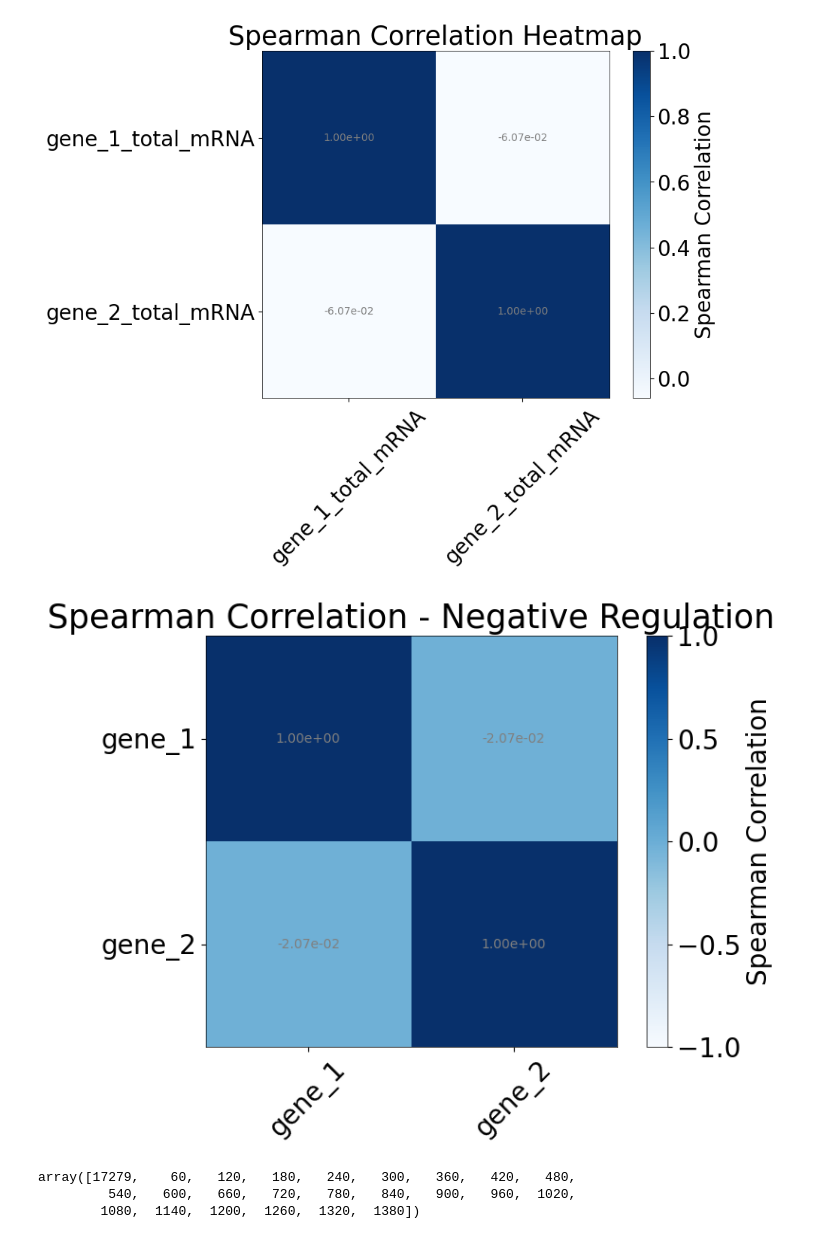
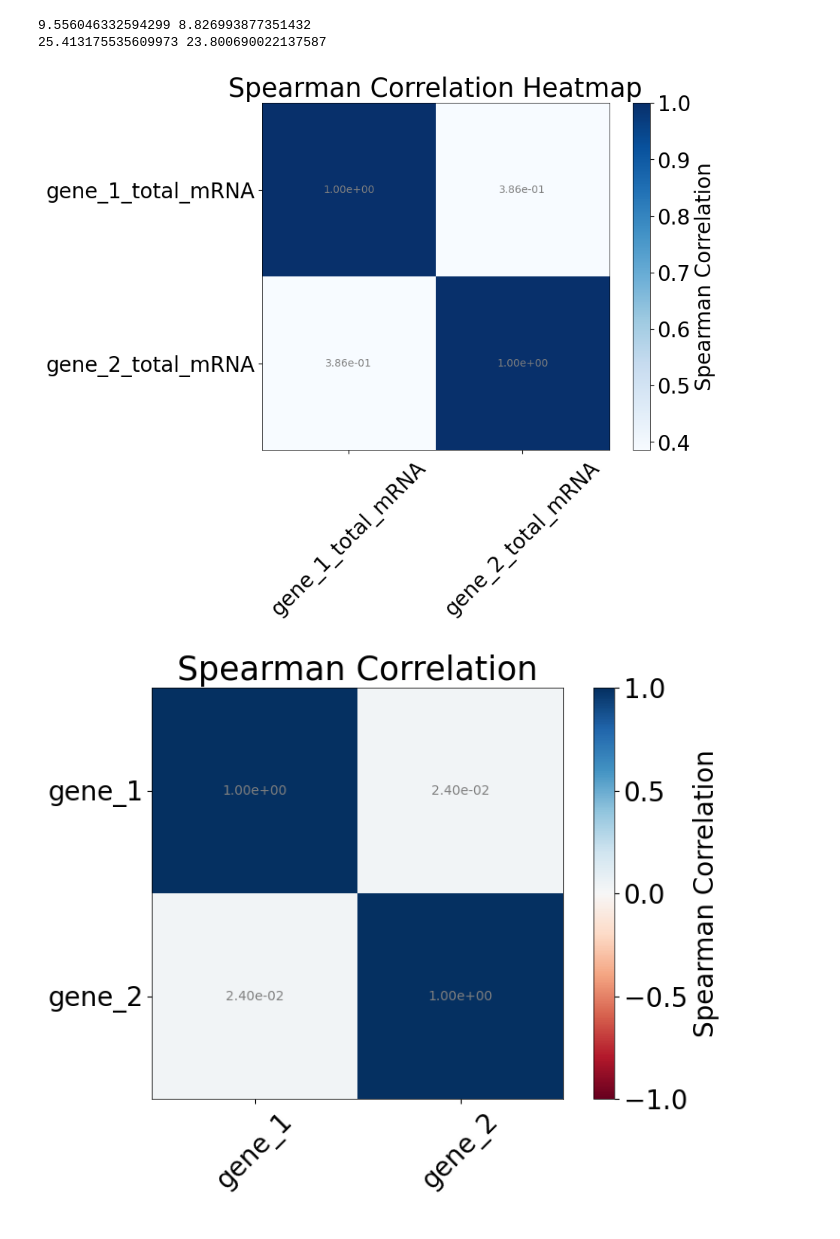
Before and after one commit to Keerthana910234/grnInference, a Jupyter notebook: analysisCode/analyze_new_generated_data.ipynb, the cells around one changed output. Cells and saved outputs as stored; diff of their text form; code cells hidden in the pictures.

Commit message:
updated simulation

```diff
--- a/analysisCode/analyze_new_generated_data.ipynb
+++ b/analysisCode/analyze_new_generated_data.ipynb
@@ -29,7 +29,7 @@ pylab.rcParams.update(params)
 # %%
 #PARAM VALS FOR THIS RUN
 # sim_file_use = '/home/mzo5929/Keerthana/grnInference/simulationData/simulations_parameter_scan_ec50_equals_median_kOn_added/k_Tf_on/samples_replicates_over_time_with_regulation_param_index_9_run_9.csv'
-sim_file_use = '/home/mzo5929/Keerthana/grnInference/simulationData/general_simulation_data/r_add_k_on_repression/simulation_matrix101_A-|B_mod_kOn_rAdd_0.00_n_2_max_k_on_B.csv'
+sim_file_use = '/home/mzo5929/Keerthana/grnInference/simulationData/general_simulation_data/test/simulation_matrix101_A->B_different_params_11_12_add_1_diff_initial_condition.csv'
 # sim_file_use = '/home/mzo5929/Keerthana/grnInference/simulationData/simulations_rerun/with_regulation/median/samples_replicates_with_regulation_median_0.csv'
 num_sampling_times = 24
 num_cells = 10e3
@@ -89,0 +120,10 @@ plt.show()
+# %%
+different_levels_of_reg = {}
+hill_func_values = np.arange(0, 1, 0.01)
+for value in hill_func_values:
+    protein_level = calculate_protein_level_with_regulation(params_gene_2, r_add=1, hill_response=value, splicing_half_life=2.84861483037662/60)
+    different_levels_of_reg[value] = protein_level
+
+#Convert different_levels_of_reg to df
+different_levels_of_reg_df = pd.DataFrame(list(different_levels_of_reg.items()), columns=['Hill_Response', 'Protein_Level'])
+different_levels_of_reg_df
@@ -89,0 +144,15 @@ plt.show()
+# %%
+#First compare regulation
+time = 300
+singleTime_df = updated_df[updated_df['timestep'] == time]
+singleTime_df = singleTime_df.reset_index(drop=True)
+n = 2
+gene_1 = np.sort(singleTime_df['gene_1_protein'].values)
+gene_2 = np.sort(singleTime_df['gene_2_protein'].values)
+hill_gene_1 = np.power(gene_1,n)/(np.power(gene_1, n) + np.power(K_gene_1, n))
+hill_gene_2 = np.power(gene_2,n)/(np.power(gene_2, n) + np.power(K_gene_2, n))
+
+k_on_1 = 0.4
+k_on_2 = 0.212
+k_on_eff_1 = k_on_1 + 1*hill_gene_2
+k_on_eff_2 = k_on_2 + 1*hill_gene_1
@@ -90,3 +204,9 @@ plt.show()
+# %%
+print(np.mean(singleTime_df['gene_1_protein'].values), baseline_gene_1)
+print(np.mean(singleTime_df['gene_2_protein'].values), K_gene_2)
+# %% [output]
+9.556046332594299 8.826993877351432
+25.413175535609973 23.800690022137587
 # %%
 #First compare regulation
 time = 300
@@ -133,6 +253,7 @@ plt.imshow(correlation_matrix, interpolation='nearest', cmap='Blues')
 plt.colorbar(label='Spearman Correlation')
 plt.xticks(ticks=range(len(correlation_matrix)), labels=correlation_matrix.columns, rotation=45)
 plt.yticks(ticks=range(len(correlation_matrix)), labels=correlation_matrix.index)
+
 plt.title('Spearman Correlation Heatmap')
 
 # Annotate the heatmap with correlation values
@@ -144,7 +265,7 @@ for i in range(len(correlation_matrix)):
 plt.show()
 # END: Generate correlation matrix and plot heatmap with labels
 # %% [output]
-[figure, old version]
+[figure, new version]
 # %%
 import numpy as np
 import pandas as pd
@@ -152,10 +273,11 @@ import matplotlib.pyplot as plt
 from scipy.stats import spearmanr
 
 # ----- Parameters -----
-time = 300
+time = 600
 n_genes = 2
 gene_list = [f"gene_{i}" for i in range(1, n_genes + 1)]
 columns_interest = [f"{gene}_total_mRNA" for gene in gene_list]
+
 
 # Assume updated_df is already defined and contains 'replicate', 'timestep', and mRNA columns
 singleTime_df = updated_df[updated_df['timestep'] == time]
@@ -176,39 +298,34 @@ def calculate_correlation(rep_0, rep_1):
     return correlations
 
 # ----- Step 2: Convert to matrix -----
 def dict_to_matrix(correlation_dict, gene_list):
+
     matrix = pd.DataFrame(index=gene_list, columns=gene_list, dtype=float)
     for key, value in correlation_dict.items():
         g1, g2 = key.split("-")
         matrix.loc[g1, g2] = value
     return matrix
 
 # Compute correlation matrix
 correlation_dict = calculate_correlation(rep_0_t1, rep_1_t1)
 correlation_matrix = dict_to_matrix(correlation_dict, gene_list)
 
 # ----- Step 3: Plot heatmap -----
 plt.figure(figsize=(8, 6))
-plt.imshow(correlation_matrix.values, interpolation='nearest', cmap='Blues', vmin=-1, vmax=1)
+plt.imshow(correlation_matrix.values, interpolation='nearest', cmap='RdBu', vmin=-1, vmax=1)
 plt.colorbar(label='Spearman Correlation')
 plt.xticks(ticks=range(len(gene_list)), labels=gene_list, rotation=45)
 plt.yticks(ticks=range(len(gene_list)), labels=gene_list)
-plt.title('Spearman Correlation - Negative Regulation')
+plt.title('Spearman Correlation')
 
 # Annotate each cell with correlation value
 for i in range(len(gene_list)):
     for j in range(len(gene_list)):
         val = correlation_matrix.iloc[i, j]
         if pd.notnull(val):
             plt.text(j, i, f"{val:.2e}", ha='center', va='center', color='grey')
 
 plt.tight_layout()
 plt.show()
 # %% [output]
-[figure, old version]
+[figure, new version]
-# %%
-updated_df['timestep'].unique()
-# %% [output]
-array([17279,    60,   120,   180,   240,   300,   360,   420,   480,
-         540,   600,   660,   720,   780,   840,   900,   960,  1020,
-        1080,  1140,  1200,  1260,  1320,  1380])
```
Also changed, not shown: parts of 15 cells of this notebook, 2 other files.
